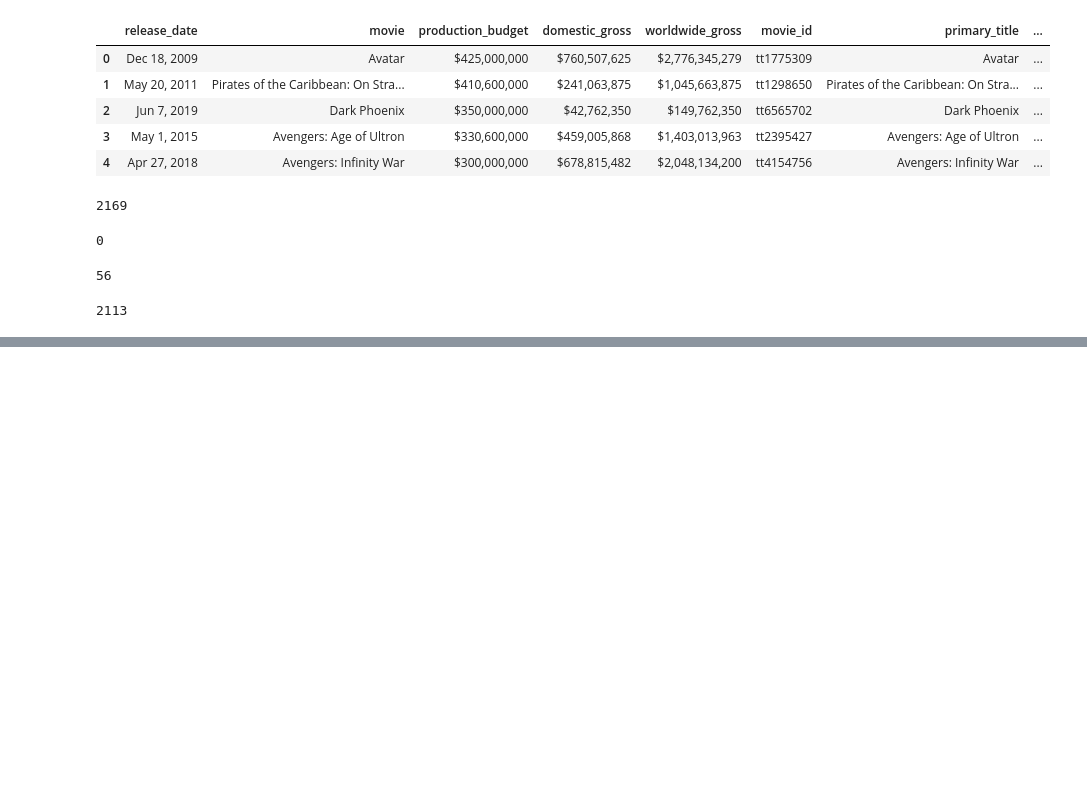
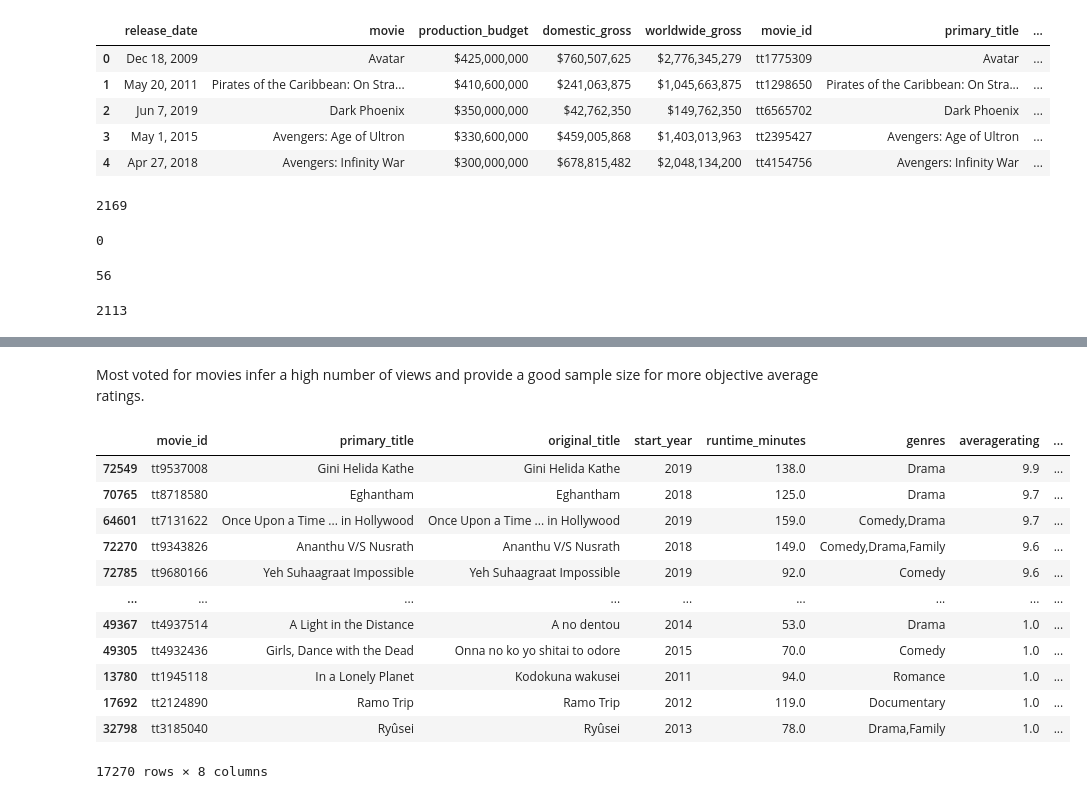
Before and after one commit to Collin9726/box-office-films-analysis, a Jupyter notebook: index.ipynb, the cells around one changed output, grey strips where cells are left out. Saved outputs shown, nothing was run; the diff lists cells and outputs as text; code cells hidden in the pictures; blank space fills up the shorter version.

Commit message:
Filtered datasets for the most voted for shows

```diff
--- a/index.ipynb
+++ b/index.ipynb
@@ -382,0 +482,20 @@ len(tn_and_imdb_df)
+# %% [markdown]
+Most voted for movies infer a high number of views and provide a good sample size for more objective average ratings.
+# %%
+imdb_top_25_percent_watched_df = (
+    imdb_df.query("numvotes > 281").sort_values(by="averagerating", ascending=False))
+imdb_top_25_percent_watched_df
+# %% [output]
+|  | movie_id | primary_title | original_title | start_year | runtime_minutes | genres | averagerating | ... |
+| 72549 | tt9537008 | Gini Helida Kathe | Gini Helida Kathe | 2019 | 138.0 | Drama | 9.9 | ... |
+| 70765 | tt8718580 | Eghantham | Eghantham | 2018 | 125.0 | Drama | 9.7 | ... |
+| 64601 | tt7131622 | Once Upon a Time ... in Hollywood | Once Upon a Time ... in Hollywood | 2019 | 159.0 | Comedy,Drama | 9.7 | ... |
+| 72270 | tt9343826 | Ananthu V/S Nusrath | Ananthu V/S Nusrath | 2018 | 149.0 | Comedy,Drama,Family | 9.6 | ... |
+| 72785 | tt9680166 | Yeh Suhaagraat Impossible | Yeh Suhaagraat Impossible | 2019 | 92.0 | Comedy | 9.6 | ... |
+| ... | ... | ... | ... | ... | ... | ... | ... | ... |
+| 49367 | tt4937514 | A Light in the Distance | A no dentou | 2014 | 53.0 | Drama | 1.0 | ... |
+| 49305 | tt4932436 | Girls, Dance with the Dead | Onna no ko yo shitai to odore | 2015 | 70.0 | Comedy | 1.0 | ... |
+| 13780 | tt1945118 | In a Lonely Planet | Kodokuna wakusei | 2011 | 94.0 | Romance | 1.0 | ... |
+| 17692 | tt2124890 | Ramo Trip | Ramo Trip | 2012 | 119.0 | Documentary | 1.0 | ... |
+| 32798 | tt3185040 | Ryûsei | Ryûsei | 2013 | 78.0 | Drama,Family | 1.0 | ... |
+17270 rows × 8 columns
```
Also changed, not shown: parts of 10 cells of this notebook.
